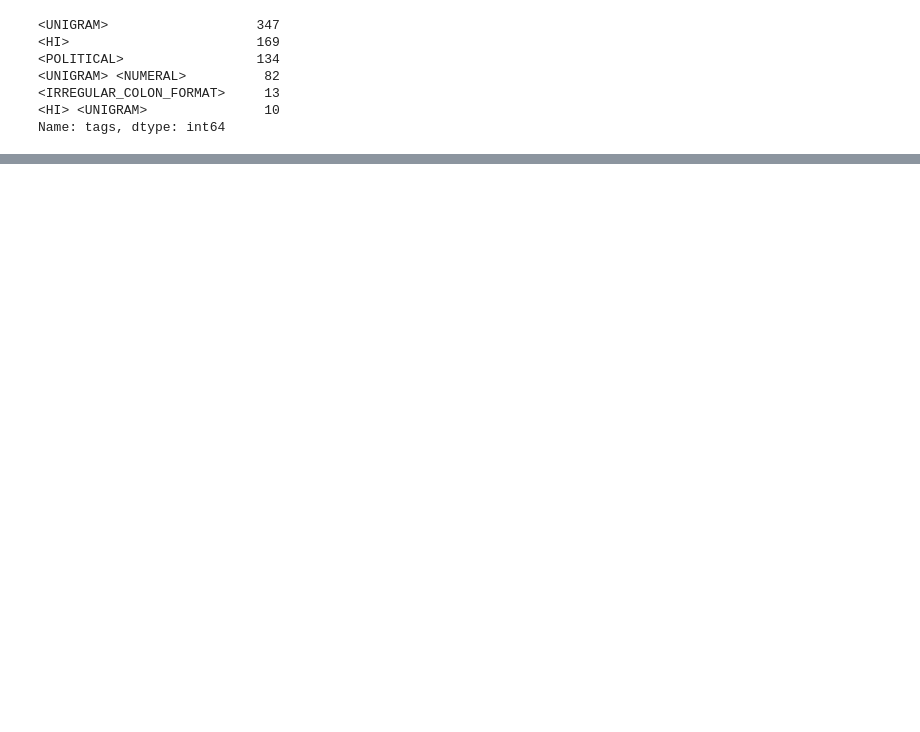
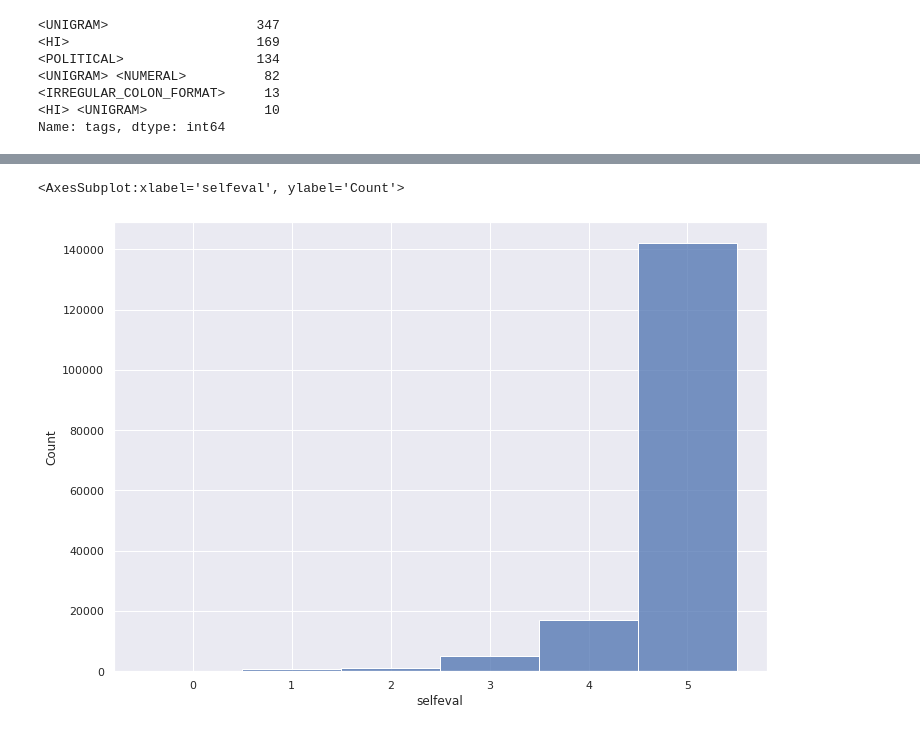
Before and after one commit to wilmeragsgh/philia, a Jupyter notebook: experiments/eda.ipynb, the cells around one changed output, grey strips where cells are left out. Drawn from its saved outputs; the diff is of its cells as text; code cells hidden in the pictures; blank space fills up the shorter version.

```diff
--- a/experiments/eda.ipynb
+++ b/experiments/eda.ipynb
@@ -44,0 +106,5 @@ Name: tags, dtype: int64
+# %%
+sns.histplot(relevance_vals, discrete=True)
+# %% [output]
+<AxesSubplot:xlabel='selfeval', ylabel='Count'>
+[figure, added]
```
Also changed, not shown: parts of 15 cells of this notebook.
